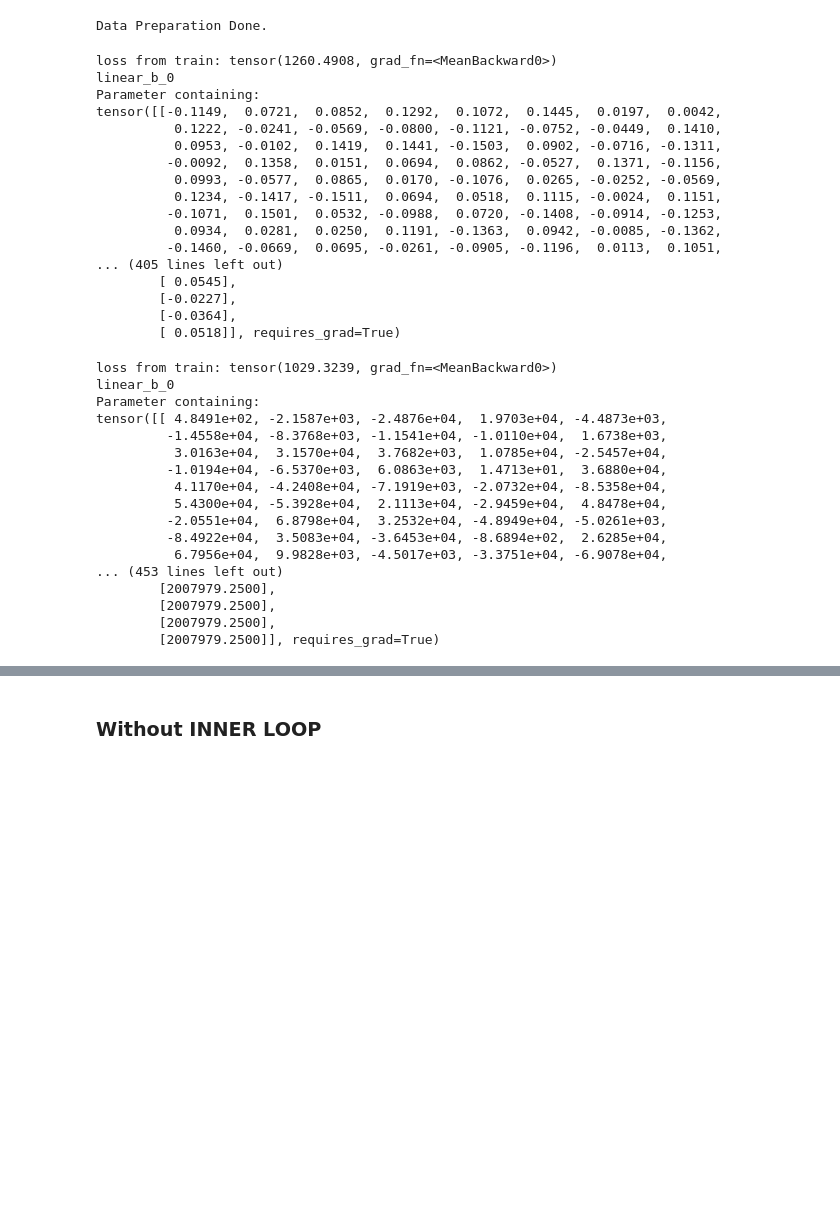
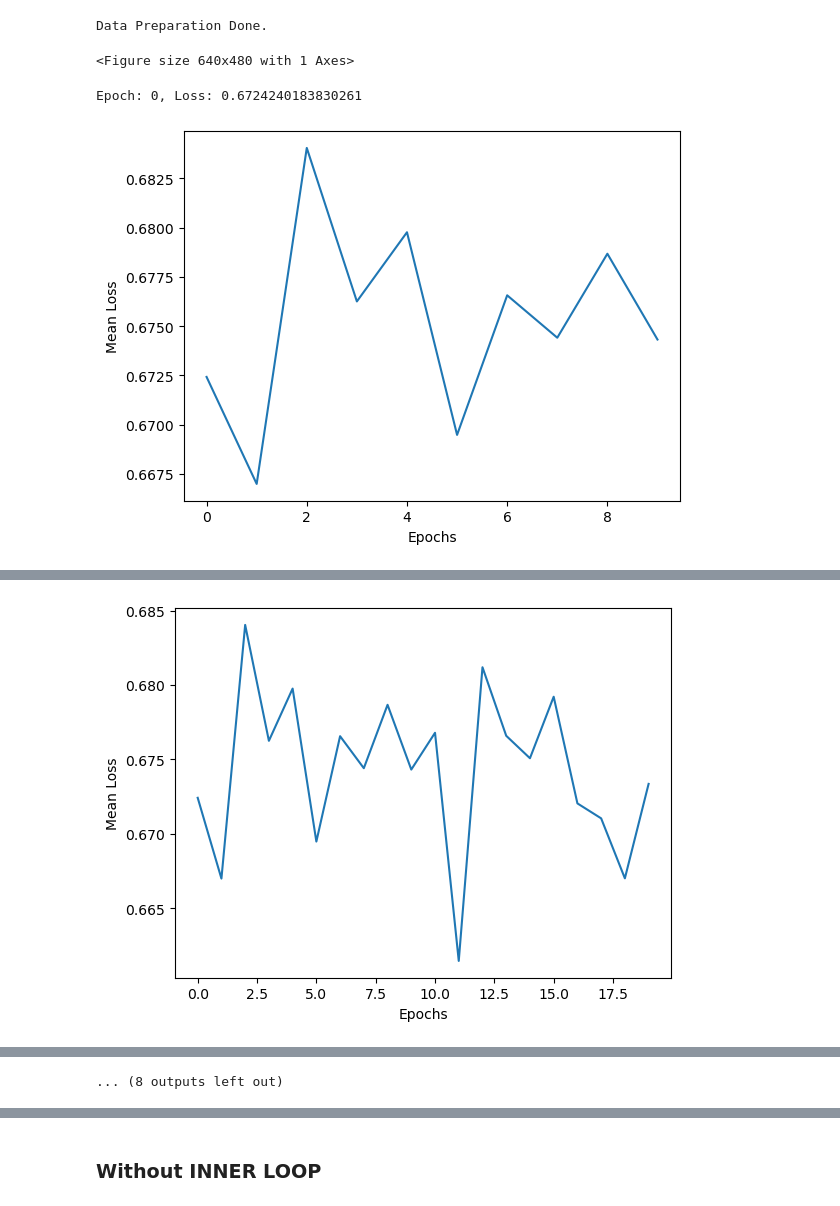
Before and after one commit to 5hloke/Few-Shot-Learning-RL-prior-policy, a Jupyter notebook: scripts/MAML-5.ipynb, the cells around one changed output, grey strips where cells are left out. Cells and saved outputs as stored; diff of their text form; code cells hidden in the pictures; blank space fills up the shorter version.

Commit message:
Calculating grad manually in train()

```diff
--- a/scripts/MAML-5.ipynb
+++ b/scripts/MAML-5.ipynb
@@ -534,39 +578,8 @@ print('Data Preparation Done.\n')
 # %% [output]
 Data Preparation Done.
 # %%
-model.train(X, y, task_lengths, 2)
+model.train(X, y, task_lengths, 100)
 # %% [output]
-loss from train: tensor(1260.4908, grad_fn=<MeanBackward0>)
-linear_b_0
-Parameter containing:
-tensor([[-0.1149,  0.0721,  0.0852,  0.1292,  0.1072,  0.1445,  0.0197,  0.0042,
-          0.1222, -0.0241, -0.0569, -0.0800, -0.1121, -0.0752, -0.0449,  0.1410,
-          0.0953, -0.0102,  0.1419,  0.1441, -0.1503,  0.0902, -0.0716, -0.1311,
-         -0.0092,  0.1358,  0.0151,  0.0694,  0.0862, -0.0527,  0.1371, -0.1156,
-          0.0993, -0.0577,  0.0865,  0.0170, -0.1076,  0.0265, -0.0252, -0.0569,
-          0.1234, -0.1417, -0.1511,  0.0694,  0.0518,  0.1115, -0.0024,  0.1151,
-         -0.1071,  0.1501,  0.0532, -0.0988,  0.0720, -0.1408, -0.0914, -0.1253,
-          0.0934,  0.0281,  0.0250,  0.1191, -0.1363,  0.0942, -0.0085, -0.1362,
-         -0.1460, -0.0669,  0.0695, -0.0261, -0.0905, -0.1196,  0.0113,  0.1051,
-... (405 lines left out)
-        [ 0.0545],
-        [-0.0227],
-        [-0.0364],
-        [ 0.0518]], requires_grad=True)
+<Figure size 640x480 with 1 Axes>
-loss from train: tensor(1029.3239, grad_fn=<MeanBackward0>)
-linear_b_0
-Parameter containing:
-tensor([[ 4.8491e+02, -2.1587e+03, -2.4876e+04,  1.9703e+04, -4.4873e+03,
-         -1.4558e+04, -8.3768e+03, -1.1541e+04, -1.0110e+04,  1.6738e+03,
-          3.0163e+04,  3.1570e+04,  3.7682e+03,  1.0785e+04, -2.5457e+04,
-         -1.0194e+04, -6.5370e+03,  6.0863e+03,  1.4713e+01,  3.6880e+04,
-          4.1170e+04, -4.2408e+04, -7.1919e+03, -2.0732e+04, -8.5358e+04,
-          5.4300e+04, -5.3928e+04,  2.1113e+04, -2.9459e+04,  4.8478e+04,
-         -2.0551e+04,  6.8798e+04,  3.2532e+04, -4.8949e+04, -5.0261e+03,
-         -8.4922e+04,  3.5083e+04, -3.6453e+04, -8.6894e+02,  2.6285e+04,
-          6.7956e+04,  9.9828e+03, -4.5017e+03, -3.3751e+04, -6.9078e+04,
-... (453 lines left out)
-        [2007979.2500],
-        [2007979.2500],
-        [2007979.2500],
-        [2007979.2500]], requires_grad=True)
+Epoch: 0, Loss: 0.6724240183830261
+[figure, added]
@@ -572,0 +587 @@ tensor([[ 4.8491e+02, -2.1587e+03, -2.4876e+04,  1.9703e+04, -4.4873e+03,
+[figure, added]
@@ -572,0 +595 @@ tensor([[ 4.8491e+02, -2.1587e+03, -2.4876e+04,  1.9703e+04, -4.4873e+03,
+... (8 outputs left out)
```
Also changed, not shown: parts of 3 cells of this notebook.
